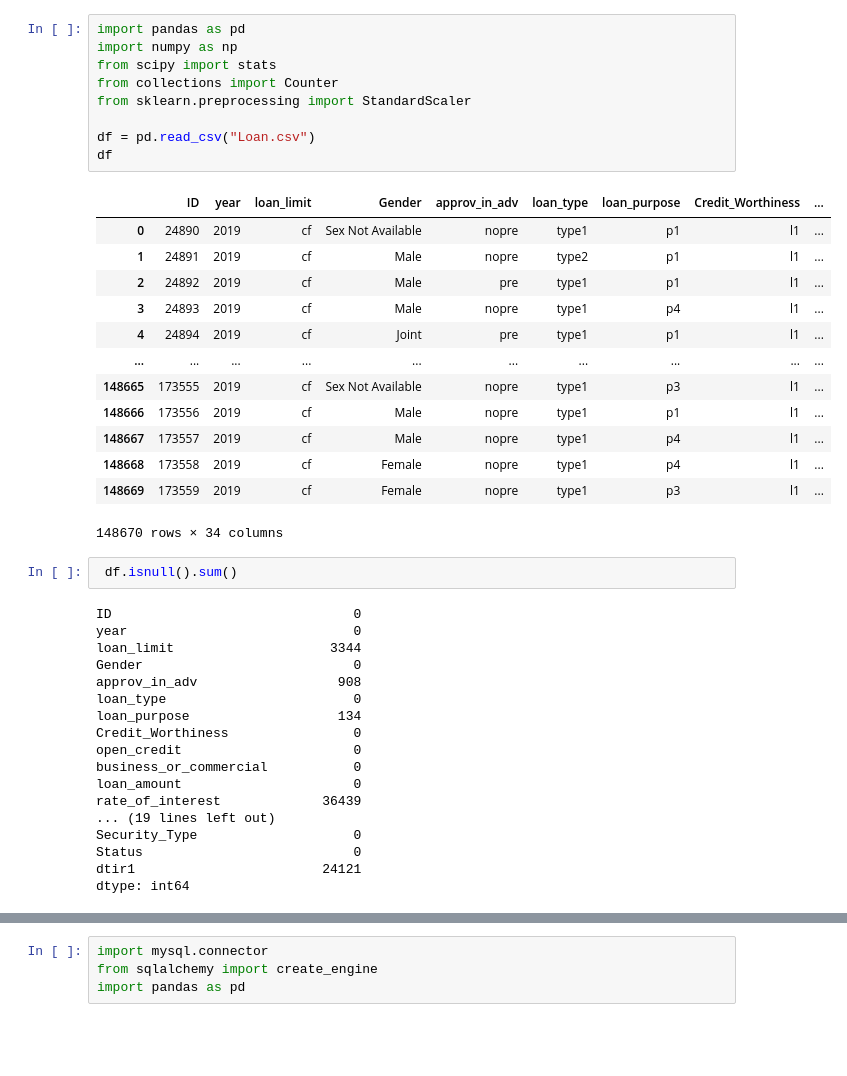
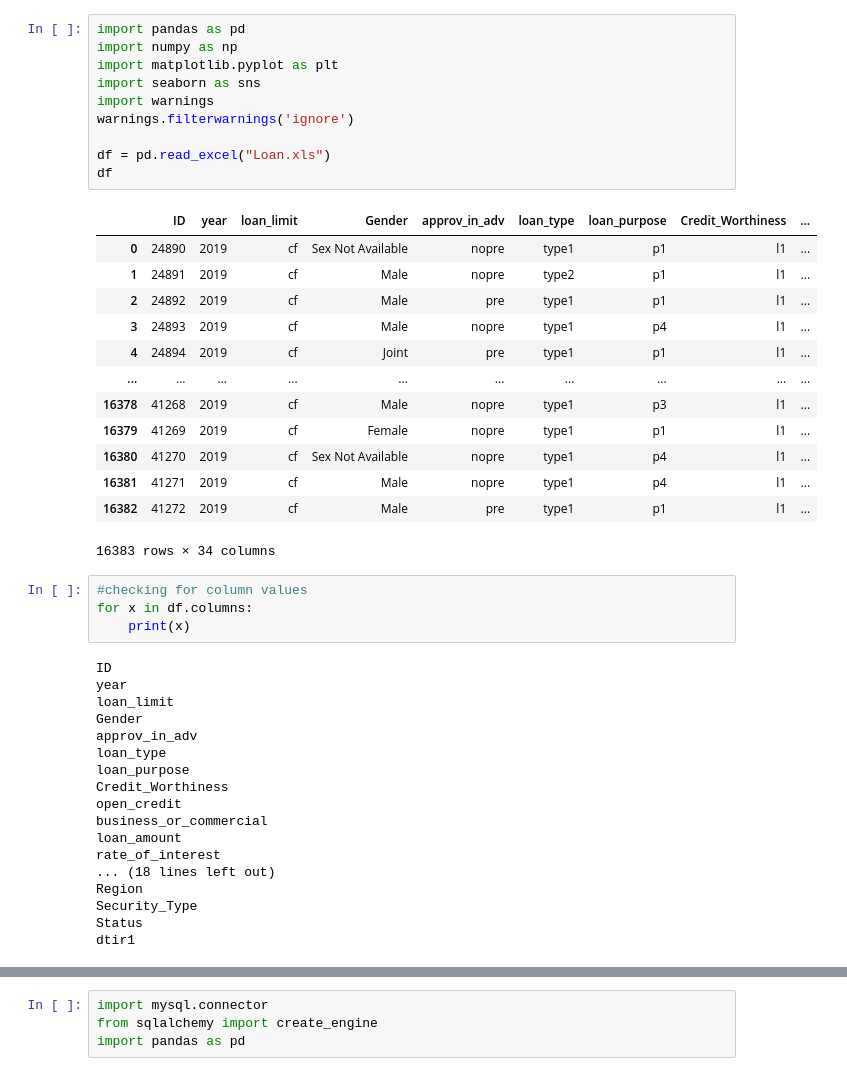
Before and after one commit to Clffordojuka/Loan-Default, a Jupyter notebook: Loan Default.ipynb, the cells around one changed output, grey strips where cells are left out. Cells and saved outputs as stored; diff of their text form; blank space fills up the shorter version.

```diff
--- a/Loan Default.ipynb
+++ b/Loan Default.ipynb
@@ -1,44 +1,47 @@
 # %%
 import pandas as pd
 import numpy as np
-from scipy import stats
-from collections import Counter
-from sklearn.preprocessing import StandardScaler
+import matplotlib.pyplot as plt
+import seaborn as sns
+import warnings
+warnings.filterwarnings('ignore')
 
-df = pd.read_csv("Loan.csv")
+df = pd.read_excel("Loan.xls")
 df
 # %% [output]
 |  | ID | year | loan_limit | Gender | approv_in_adv | loan_type | loan_purpose | Credit_Worthiness | ... |
 | 0 | 24890 | 2019 | cf | Sex Not Available | nopre | type1 | p1 | l1 | ... |
 | 1 | 24891 | 2019 | cf | Male | nopre | type2 | p1 | l1 | ... |
 | 2 | 24892 | 2019 | cf | Male | pre | type1 | p1 | l1 | ... |
 | 3 | 24893 | 2019 | cf | Male | nopre | type1 | p4 | l1 | ... |
 | 4 | 24894 | 2019 | cf | Joint | pre | type1 | p1 | l1 | ... |
 | ... | ... | ... | ... | ... | ... | ... | ... | ... | ... |
-| 148665 | 173555 | 2019 | cf | Sex Not Available | nopre | type1 | p3 | l1 | ... |
-| 148666 | 173556 | 2019 | cf | Male | nopre | type1 | p1 | l1 | ... |
-| 148667 | 173557 | 2019 | cf | Male | nopre | type1 | p4 | l1 | ... |
-| 148668 | 173558 | 2019 | cf | Female | nopre | type1 | p4 | l1 | ... |
-| 148669 | 173559 | 2019 | cf | Female | nopre | type1 | p3 | l1 | ... |
+| 16378 | 41268 | 2019 | cf | Male | nopre | type1 | p3 | l1 | ... |
+| 16379 | 41269 | 2019 | cf | Female | nopre | type1 | p1 | l1 | ... |
+| 16380 | 41270 | 2019 | cf | Sex Not Available | nopre | type1 | p4 | l1 | ... |
+| 16381 | 41271 | 2019 | cf | Male | nopre | type1 | p4 | l1 | ... |
+| 16382 | 41272 | 2019 | cf | Male | pre | type1 | p1 | l1 | ... |
-148670 rows × 34 columns
+16383 rows × 34 columns
 # %%
- df.isnull().sum()
+#checking for column values
+for x in df.columns:
+    print(x)
 # %% [output]
-ID                               0
-year                             0
-loan_limit                    3344
-Gender                           0
-approv_in_adv                  908
-loan_type                        0
-loan_purpose                   134
-Credit_Worthiness                0
-open_credit                      0
-business_or_commercial           0
-loan_amount                      0
-rate_of_interest             36439
-... (19 lines left out)
-Security_Type                    0
-Status                           0
-dtir1                        24121
-dtype: int64
+ID
+year
+loan_limit
+Gender
+approv_in_adv
+loan_type
+loan_purpose
+Credit_Worthiness
+open_credit
+business_or_commercial
+loan_amount
+rate_of_interest
+... (18 lines left out)
+Region
+Security_Type
+Status
+dtir1
 # %%
```
Also changed, not shown: parts of 40 cells of this notebook, 5 other files.
